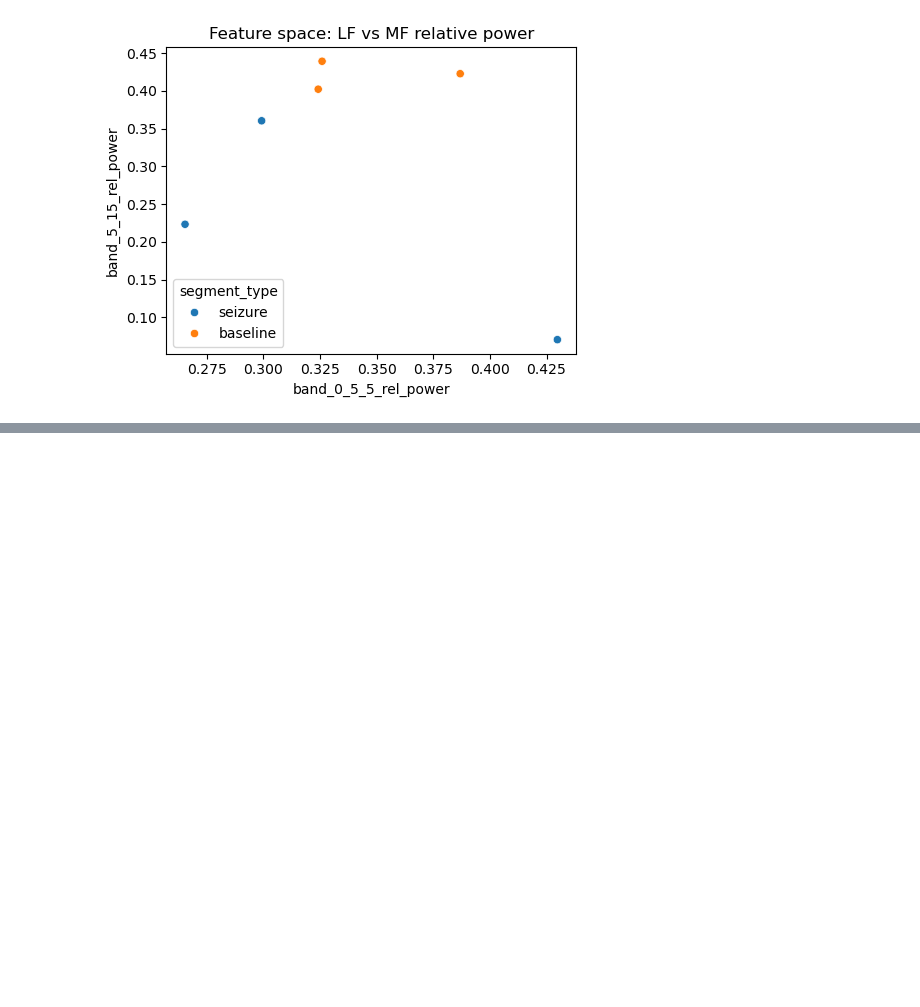
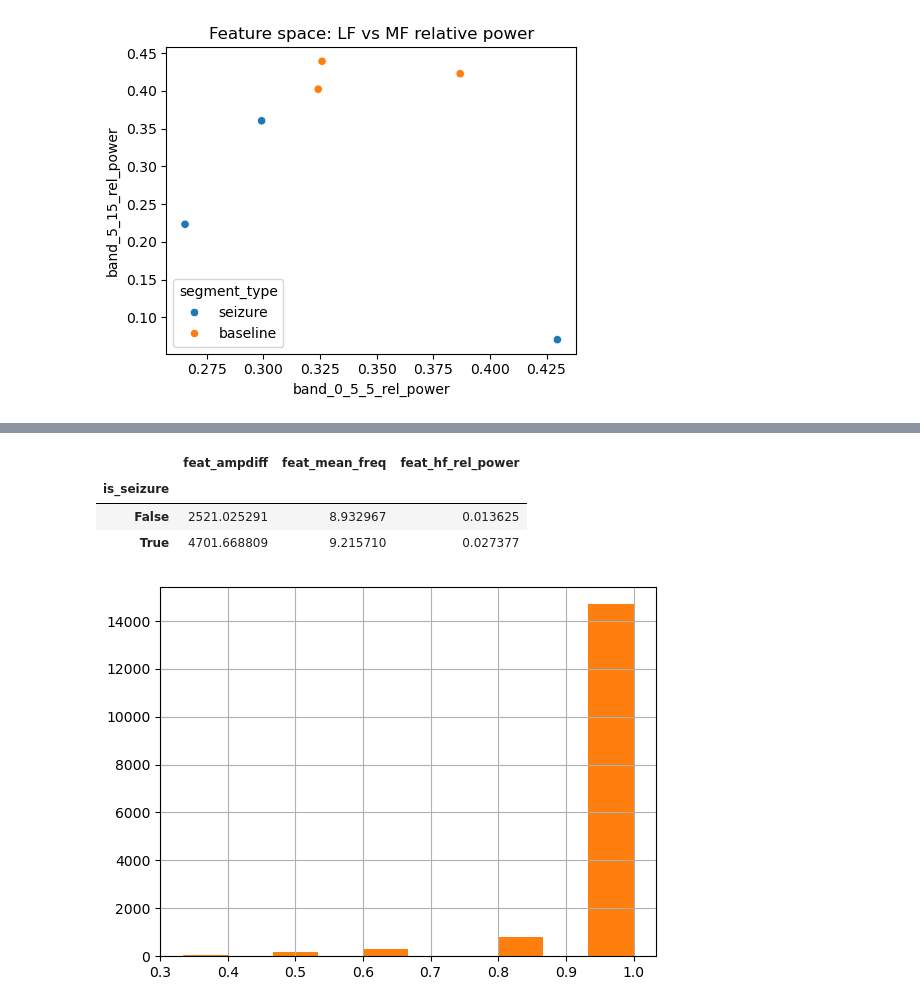
Before and after one commit to AU668208/Epilepsy_MasterThesis, a Jupyter notebook: characteruzation_Notebook.ipynb, the cells around one changed output, grey strips where cells are left out. Drawn from its saved outputs; the diff is of its cells as text; code cells hidden in the pictures; blank space fills up the shorter version.

```diff
--- a/characteruzation_Notebook.ipynb
+++ b/characteruzation_Notebook.ipynb
@@ -469,0 +1043,10 @@ plt.show()
+# %%
+df_sqi[df_sqi["is_seizure"]]["sqi_score"].hist()
+df_sqi[~df_sqi["is_seizure"]]["sqi_score"].hist()
+df_sqi.groupby("is_seizure")[["feat_ampdiff", "feat_mean_freq", "feat_hf_rel_power"]].mean()
+# %% [output]
+|  | feat_ampdiff | feat_mean_freq | feat_hf_rel_power |
+| is_seizure |  |  |  |
+| False | 2521.025291 | 8.932967 | 0.013625 |
+| True | 4701.668809 | 9.215710 | 0.027377 |
+[figure, added]
```
Also changed, not shown: parts of 15 cells of this notebook, 3 other files.
